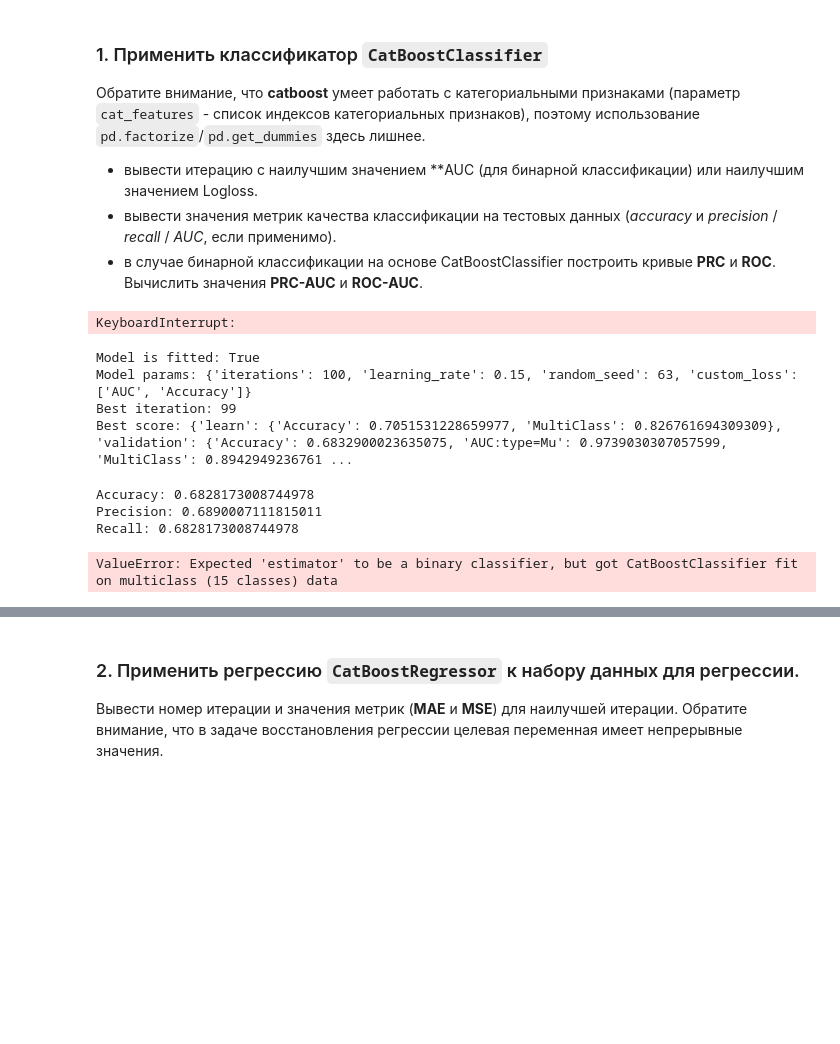
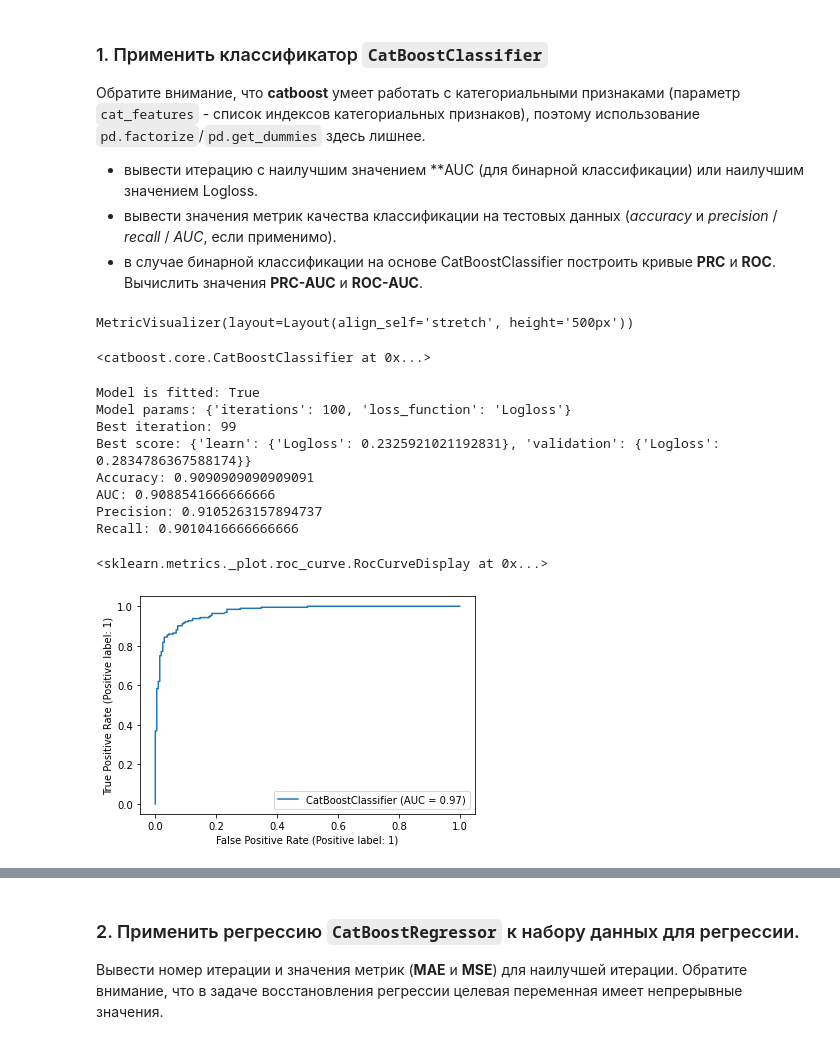
Before and after one commit to Liptee/DS-Labs, a Jupyter notebook: LAB5.ipynb, the cells around one changed output, grey strips where cells are left out. Drawn from its saved outputs; the diff is of its cells as text; code cells hidden in the pictures; blank space fills up the shorter version.

````diff
--- a/LAB5.ipynb
+++ b/LAB5.ipynb
@@ -27,2 +63,7 @@ for f in for_delete:
+# %%
+L_object = ['Jurisdiction of Occurrence','Sex','Race/Ethnicity','AgeGroup']
+for i in L_object:
+    code, unique = pd.factorize(df[i])
+    df[i] = code
 # %% [markdown]
 Создание набора данных и меток классов
@@ -65,21 +70,43 @@ Ytest = labels_spotify[test_size:]
+# %%
+Y = df.pop('Sex')
+X = df
+# %%
+X_train, X_test, y_train, y_test = train_test_split(X, Y, test_size=0.1, random_state=0)
 # %% [markdown]
 ### 1. Применить классификатор ```CatBoostClassifier```
 Обратите внимание, что **catboost** умеет работать с категориальными признаками (параметр ```cat_features``` - список индексов категориальных признаков), поэтому использование ```pd.factorize```/```pd.get_dummies``` здесь лишнее.
 - вывести итерацию с наилучшим значением **AUC (для бинарной классификации) или наилучшим значением Logloss.
 - вывести значения метрик качества классификации на тестовых данных (*accuracy* и *precision* / *recall* / *AUC*, если применимо).
 - в случае бинарной классификации на основе CatBoostClassifier построить кривые **PRC** и **ROC**. Вычислить значения **PRC-AUC** и **ROC-AUC**.
-# %%
-cat = CatBoostClassifier(eval_metric="AUC")
-cat.fit(Xtrain, Ytrain, eval_set=(Xtest, Ytest), verbose=False)
-# %% [output]
-KeyboardInterrupt:
+# %%
+model = CatBoostClassifier(
+    iterations=100,
+    loss_function='Logloss'
+)
+model.fit(
+    X_train, y_train,
+    eval_set=(X_test, y_test),
+    verbose=False,
+    plot=True
+)
+# %% [output]
+MetricVisualizer(layout=Layout(align_self='stretch', height='500px'))
+<catboost.core.CatBoostClassifier at 0x...>
 # %%
 print(f"Model is fitted: {model.is_fitted()}")
 print(f"Model params: {model.get_params()}")
 print(f"Best iteration: {model.get_best_iteration()}")
 print(f"Best score: {model.best_score_}")
+print(f"Accuracy: {accuracy_score(y_test, model.predict(X_test))}")
+print(f"AUC: {roc_auc_score(y_test, model.predict(X_test))}")
+print(f"Precision: {precision_score(y_test, model.predict(X_test))}")
+print(f"Recall: {recall_score(y_test, model.predict(X_test))}")
 # %% [output]
 Model is fitted: True
-Model params: {'iterations': 100, 'learning_rate': 0.15, 'random_seed': 63, 'custom_loss': ['AUC', 'Accuracy']}
+Model params: {'iterations': 100, 'loss_function': 'Logloss'}
 Best iteration: 99
-Best score: {'learn': {'Accuracy': 0.7051531228659977, 'MultiClass': 0.826761694309309}, 'validation': {'Accuracy': 0.6832900023635075, 'AUC:type=Mu': 0.9739030307057599, 'MultiClass': 0.8942949236761 ...
+Best score: {'learn': {'Logloss': 0.2325921021192831}, 'validation': {'Logloss': 0.2834786367588174}}
+Accuracy: 0.9090909090909091
+AUC: 0.9088541666666666
+Precision: 0.9105263157894737
+Recall: 0.9010416666666666
@@ -88,12 +113,5 @@ pred = model.predict(Xtest_spotify)
-# %%
-print(f"Accuracy: {accuracy_score(Ytest_spotify, pred)}")
-print(f"Precision: {precision_score(Ytest_spotify, pred, average='weighted')}")
-print(f"Recall: {recall_score(Ytest_spotify, pred, average='weighted')}")
-# %% [output]
-Accuracy: 0.6828173008744978
-Precision: 0.6890007111815011
-Recall: 0.6828173008744978
 # %%
-plot_roc_curve(model, Xtest_spotify, Ytest_spotify)
+plot_roc_curve(model, X_test, y_test)
 # %% [output]
-ValueError: Expected 'estimator' to be a binary classifier, but got CatBoostClassifier fit on multiclass (15 classes) data
+<sklearn.metrics._plot.roc_curve.RocCurveDisplay at 0x...>
+[figure, added]
````
Also changed, not shown: parts of 11 cells of this notebook, 6 other files.
